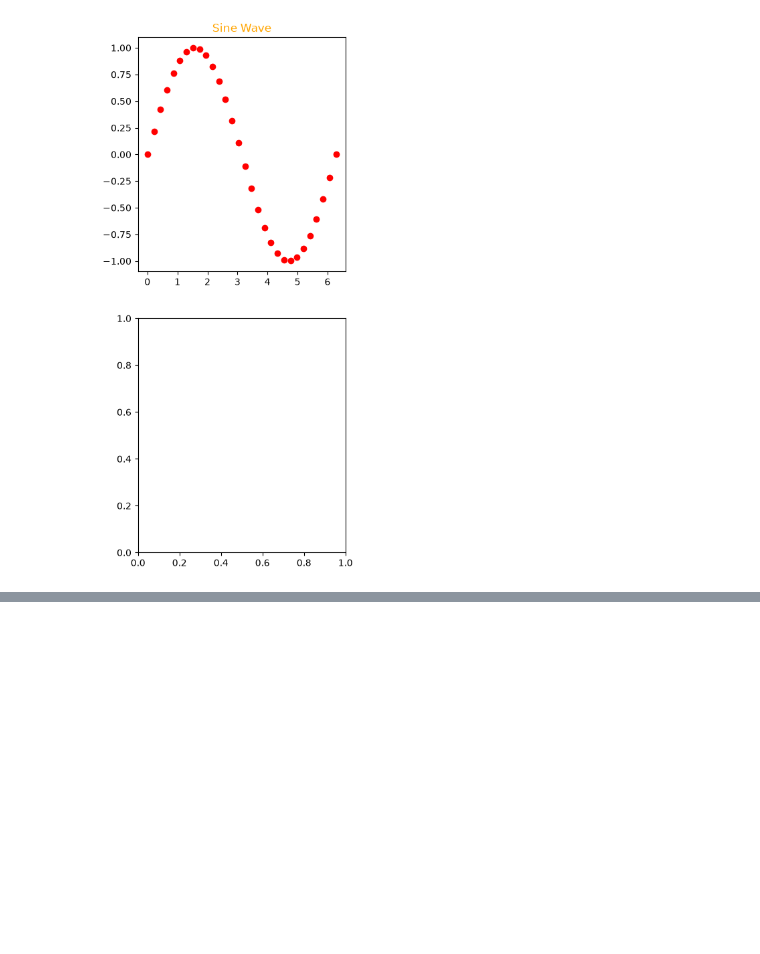
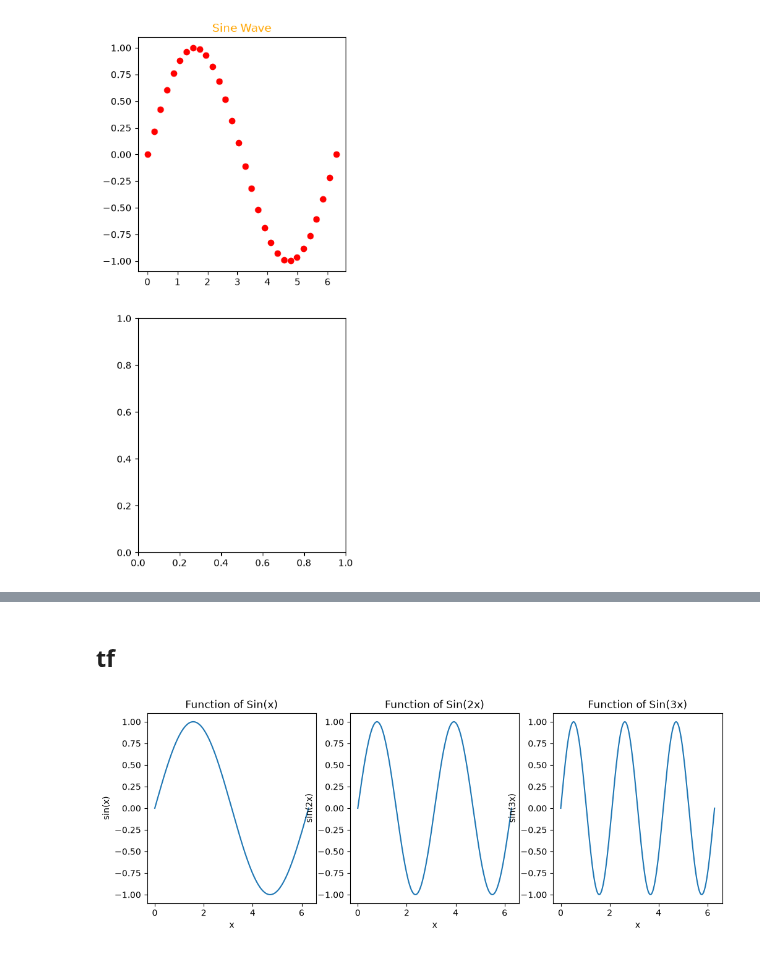
Before and after one commit to tove-rgb/Tove, a Jupyter notebook: Lecture_Notes/matplotlib_demo.ipynb, the cells around one changed output, grey strips where cells are left out. Cells and saved outputs as stored; diff of their text form; code cells hidden in the pictures; blank space fills up the shorter version.

```diff
--- a/Lecture_Notes/matplotlib_demo.ipynb
+++ b/Lecture_Notes/matplotlib_demo.ipynb
@@ -72,0 +81,24 @@ Text(0.5, 1.0, 'Sine Wave')
+# %% [markdown]
+## tf
+# %%
+x = np.linspace(0,2*np.pi,200)
+fig, axes = plt.subplots(1,3, figsize=(12, 4))
+
+axes[0].plot(x, np.sin(x))
+axes[0].set_title("Function of Sin(x)")
+axes[0].set_xlabel("x")
+axes[0].set_ylabel("sin(x)")
+
+axes[1].plot(x, np.sin(2 * x))
+axes[1].set_title("Function of Sin(2x)")
+axes[1].set_xlabel("x")
+axes[1].set_ylabel("sin(2x)")
+
+axes[2].plot(x, np.sin(3*x))
+axes[2].set_title("Function of Sin(3x)")
+axes[2].set_xlabel("x")
+axes[2].set_ylabel("sin(3x)")
+
+plt.show()
+# %% [output]
+[figure, added]
```
Also changed, not shown: parts of 4 cells of this notebook, 9 other files.
